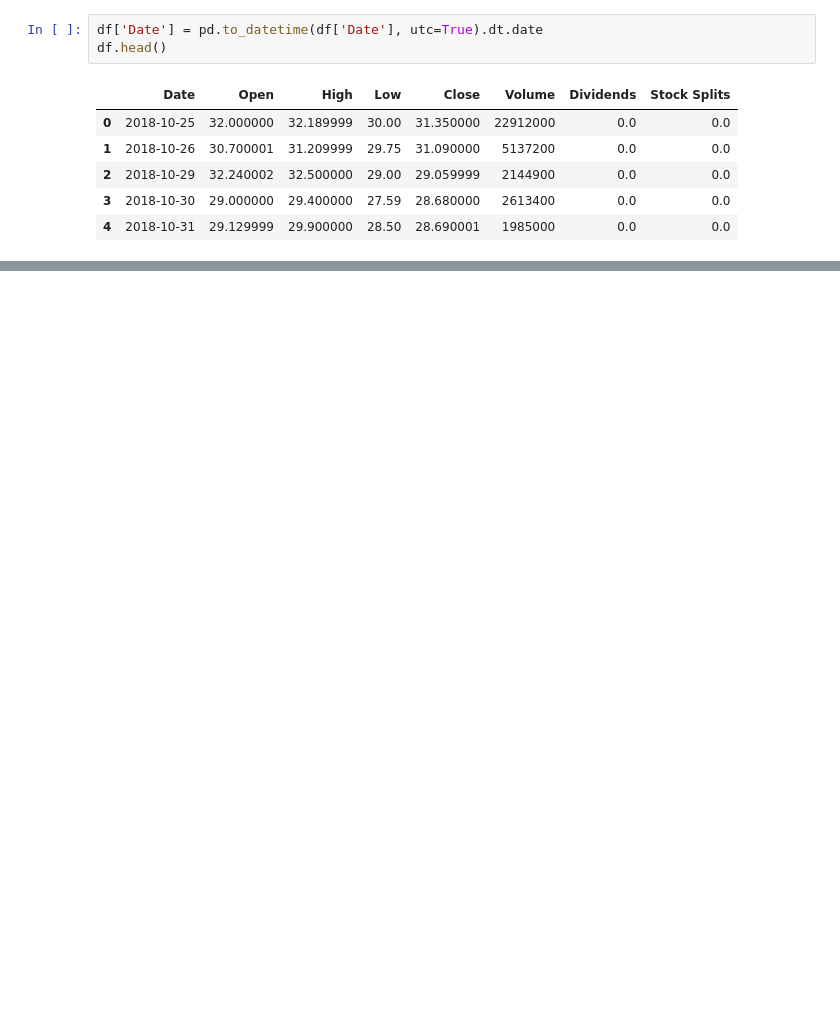
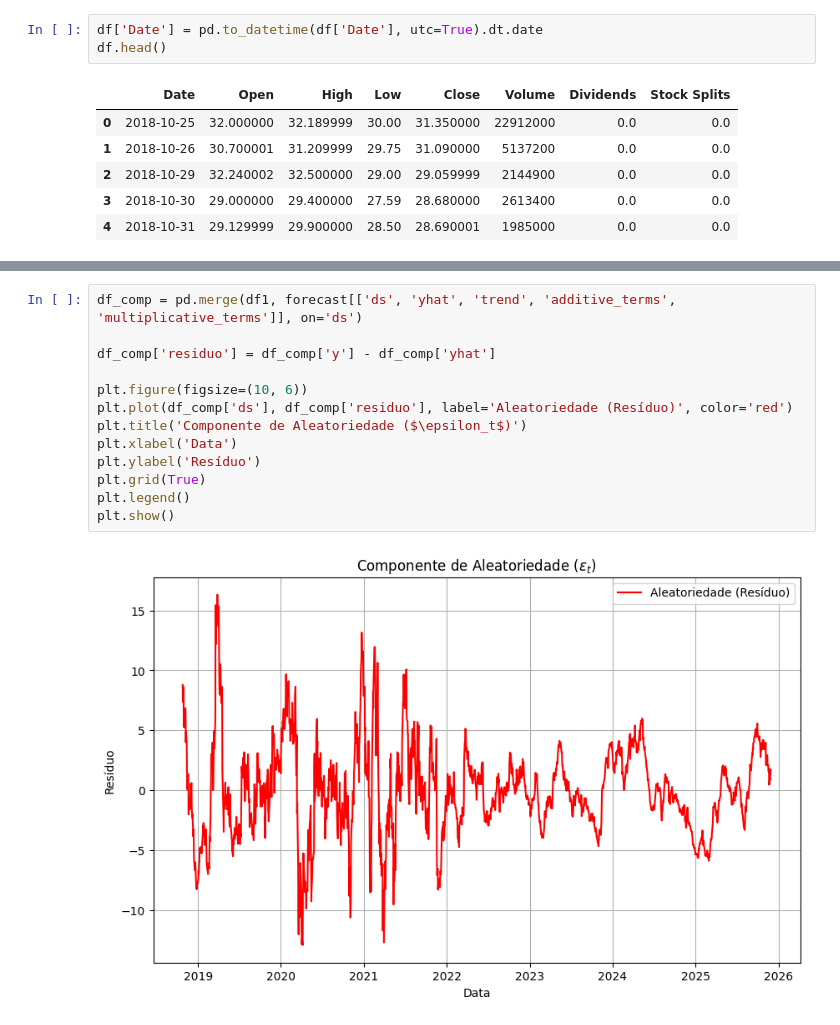
Before and after one commit to LeomaxFilho/StockMarketForecastingAI, a Jupyter notebook: src/data_reader.ipynb, the cells around one changed output, grey strips where cells are left out. Drawn from its saved outputs; the diff is of its cells as text; blank space fills up the shorter version.

```diff
--- a/src/data_reader.ipynb
+++ b/src/data_reader.ipynb
@@ -80,0 +94,15 @@ len(df_higher[['Date', 'Variacao']])
+# %%
+df_comp = pd.merge(df1, forecast[['ds', 'yhat', 'trend', 'additive_terms', 'multiplicative_terms']], on='ds')
+
+df_comp['residuo'] = df_comp['y'] - df_comp['yhat']
+
+plt.figure(figsize=(10, 6))
+plt.plot(df_comp['ds'], df_comp['residuo'], label='Aleatoriedade (Resíduo)', color='red')
+plt.title('Componente de Aleatoriedade ($\epsilon_t$)')
+plt.xlabel('Data')
+plt.ylabel('Resíduo')
+plt.grid(True)
+plt.legend()
+plt.show()
+# %% [output]
+[figure, added]
```
Also changed, not shown: parts of 9 cells of this notebook, 4 other files.
